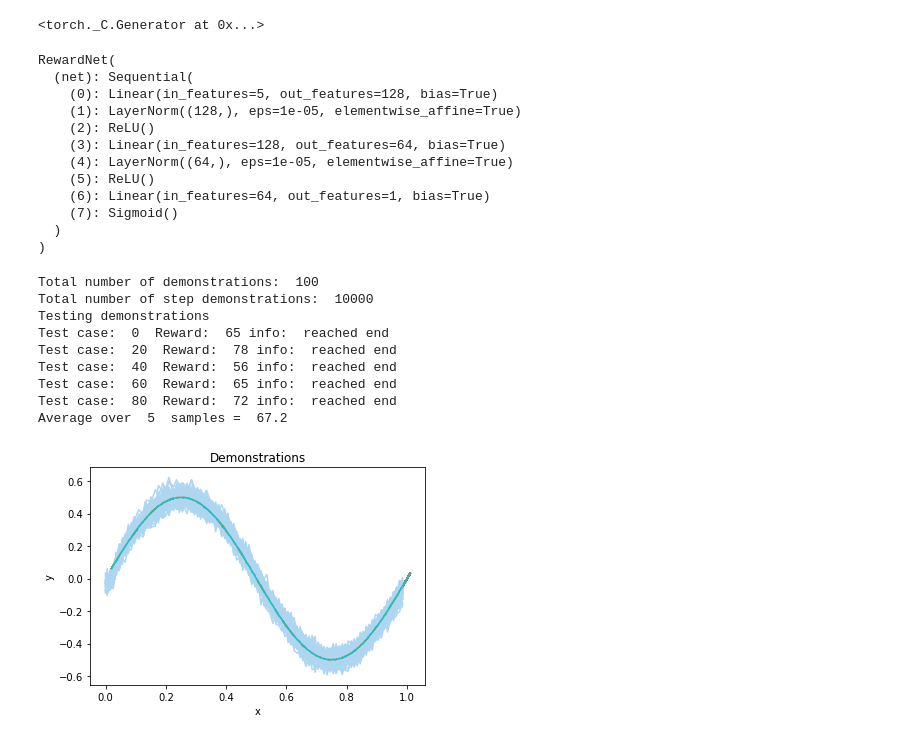
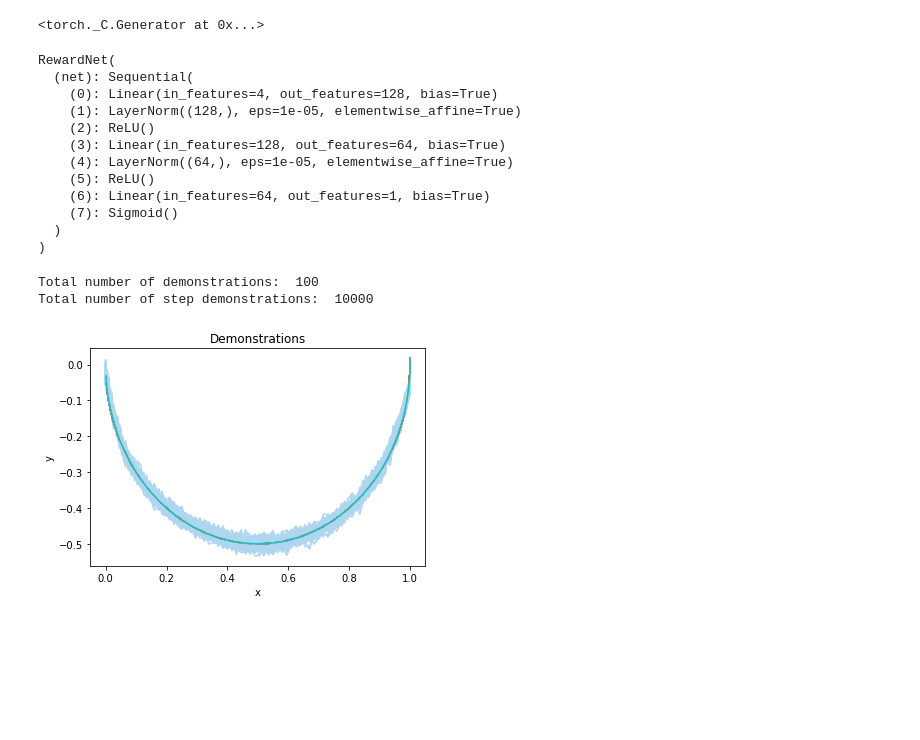
Before and after one commit to sapan-ostic/IRL, a Jupyter notebook: PointSpace2D.ipynb, the cells around one changed output. Saved outputs shown, nothing was run; the diff lists cells and outputs as text; code cells hidden in the pictures; blank space fills up the shorter version.

```diff
--- a/PointSpace2D.ipynb
+++ b/PointSpace2D.ipynb
@@ -28,46 +28,47 @@ torch.manual_seed(seed)
 <torch._C.Generator at 0x...>
 # %%
 env = gym.make('PointContinuousEnv-v0')
-env.set_curve('S') # Curve: 'S', 'C'
+env.set_curve('CRev') # Curve: 'S', 'C'
 env.set_reset_condition('origin') # reset state: 'origin', 'random'
 
 agent_net = PGN(env.observation_space.shape[0], env.action_space.n)
-reward_net = RewardNet(env.observation_space.shape[0] + 1)
+reward_net = RewardNet(env.observation_space.shape[0])
 
 optimizer_agent = optim.Adam(agent_net.parameters(), lr=LEARNING_RATE)
 optimizer_reward = optim.Adam(reward_net.parameters(), lr=1e-4, weight_decay=1e-3)
-# %%
-agent_net.to(device)
-reward_net.to(device)
-# %% [output]
-RewardNet(
-  (net): Sequential(
-    (0): Linear(in_features=5, out_features=128, bias=True)
-    (1): LayerNorm((128,), eps=1e-05, elementwise_affine=True)
-    (2): ReLU()
-    (3): Linear(in_features=128, out_features=64, bias=True)
-    (4): LayerNorm((64,), eps=1e-05, elementwise_affine=True)
-    (5): ReLU()
-    (6): Linear(in_features=64, out_features=1, bias=True)
-    (7): Sigmoid()
-  )
-)
+# %%
+agent_net.to(device)
+reward_net.to(device)
+
+# checkpoint = torch.load('pointspace_policy_net_origin.mod')
+# agent_net.load_state_dict(checkpoint)
+# agent_net.to(device)
+
+# checkpoint = torch.load('pointspace_reward_net_origin.mod')
+# reward_net.load_state_dict(checkpoint)
+# reward_net.to(device)
+# %% [output]
+RewardNet(
+  (net): Sequential(
+    (0): Linear(in_features=4, out_features=128, bias=True)
+    (1): LayerNorm((128,), eps=1e-05, elementwise_affine=True)
+    (2): ReLU()
+    (3): Linear(in_features=128, out_features=64, bias=True)
+    (4): LayerNorm((64,), eps=1e-05, elementwise_affine=True)
+    (5): ReLU()
+    (6): Linear(in_features=64, out_features=1, bias=True)
+    (7): Sigmoid()
+  )
+)
 # %%
-grl = GRL(env, noise=0.03)
-demonstrations, XStore_steps, AStore_steps = grl.get_demonstrations(Ndemo=100, Kp=-100, Kd=-3)
-grl.test_demonstrations(demonstrations, Nsamp=5, render=False)
+grl = GRL(env, noise=0.01)
+demonstrations, XStore_steps, AStore_steps = grl.get_demonstrations(Ndemo=100,Kp=-100, Kd=-3)
+# grl.test_demonstrations(demonstrations, Nsamp=5, render=False)
 # demonstrations['states'][0][:10], demonstrations['actions'][0][:10]
 # %% [output]
 Total number of demonstrations:  100
 Total number of step demonstrations:  10000
-Testing demonstrations
-Test case:  0  Reward:  65 info:  reached end
-Test case:  20  Reward:  78 info:  reached end
-Test case:  40  Reward:  56 info:  reached end
-Test case:  60  Reward:  65 info:  reached end
-Test case:  80  Reward:  72 info:  reached end
-Average over  5  samples =  67.2
-[figure, old version]
+[figure, new version]
 # %%
 total_rewards = []
 step_idx = 0
```
Also changed, not shown: parts of 4 cells of this notebook, 20 other files.
